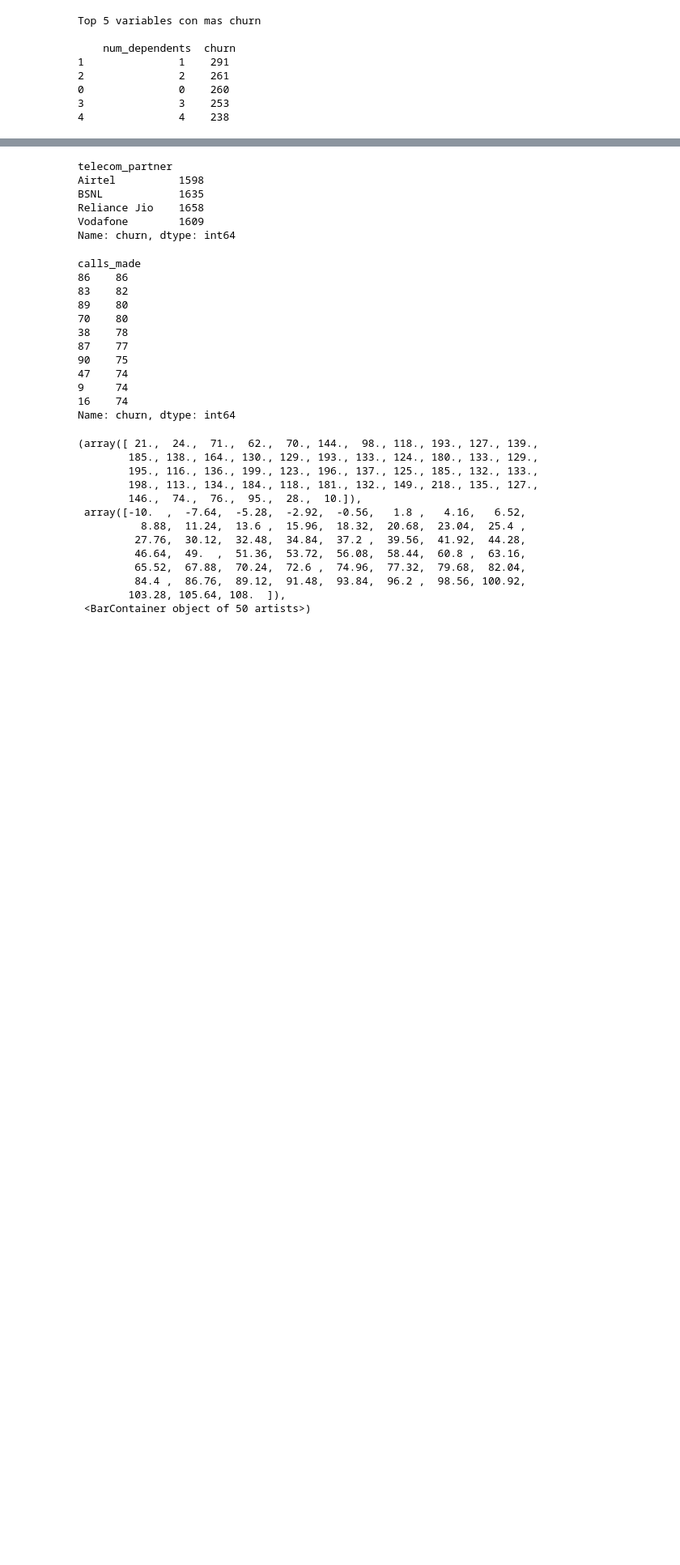
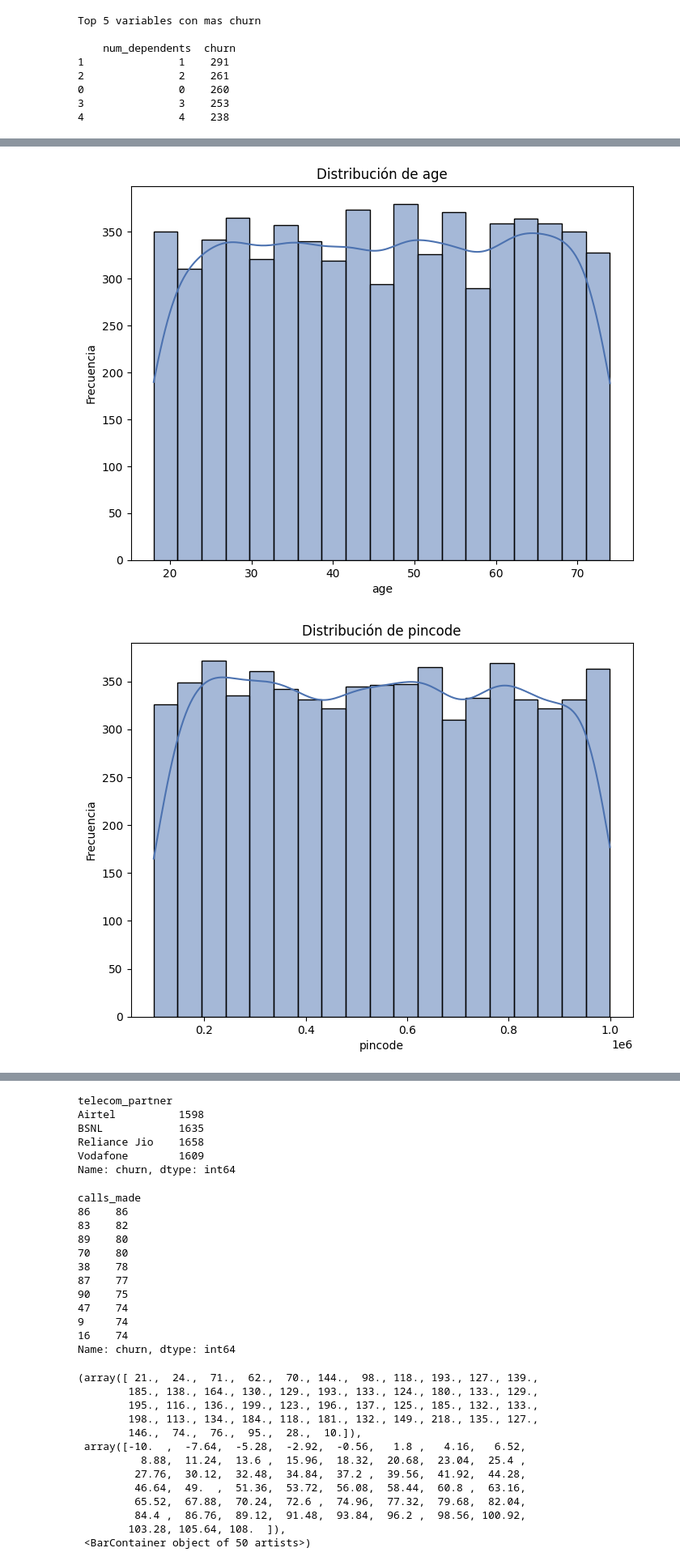
Before and after one commit to Faabrisgro/proyecto_final_mundose, a Jupyter notebook: proyecto_final.ipynb, the cells around one changed output, grey strips where cells are left out. Shown at 81% size. Drawn from its saved outputs; the diff is of its cells as text; code cells hidden in the pictures; blank space fills up the shorter version.

```diff
--- a/proyecto_final.ipynb
+++ b/proyecto_final.ipynb
@@ -200,0 +219,17 @@ Index(['customer_id', 'telecom_partner', 'gender', 'age', 'state', 'city',
+# %%
+def distribution_plot(df, column):
+    plt.figure(figsize=(8, 6))
+    sns.histplot(df[column], kde=True)
+    plt.title(f'Distribución de {column}')
+    plt.xlabel(column)
+    plt.ylabel('Frecuencia')
+    plt.show()
+# %%
+columnas_numericas = df_full.select_dtypes(include=['int', 'float']).columns
+
+for columna in columnas_numericas:
+    if columna not in ['churn', 'customer_id', 'num_dependents']:
+        distribution_plot(df_full, columna)
+# %% [output]
+[figure, added]
+[figure, added]
```
Also changed, not shown: parts of 7 cells of this notebook.
